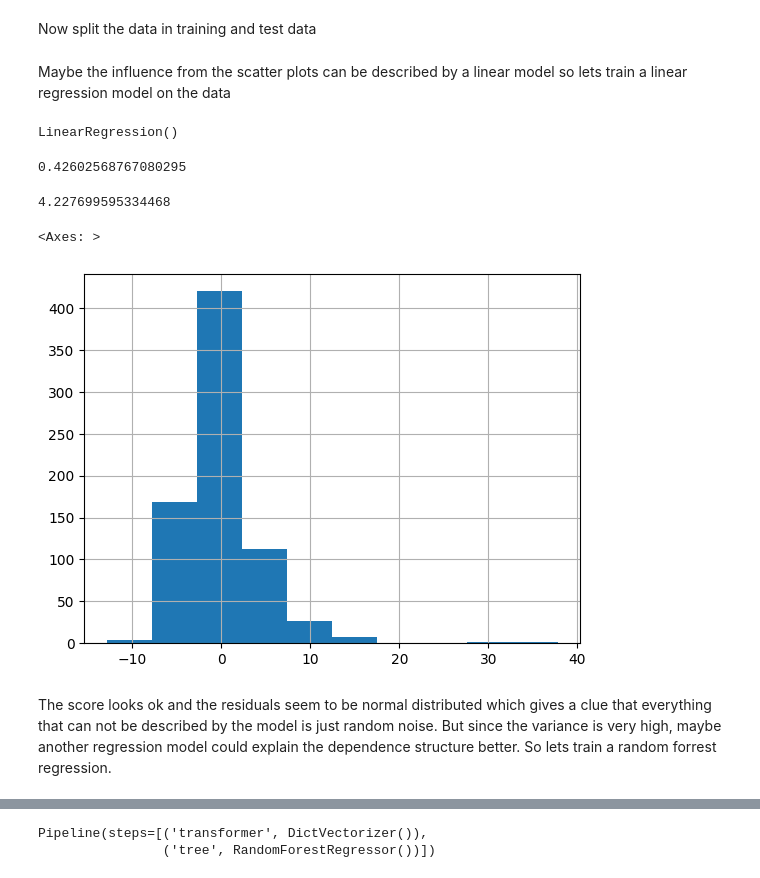
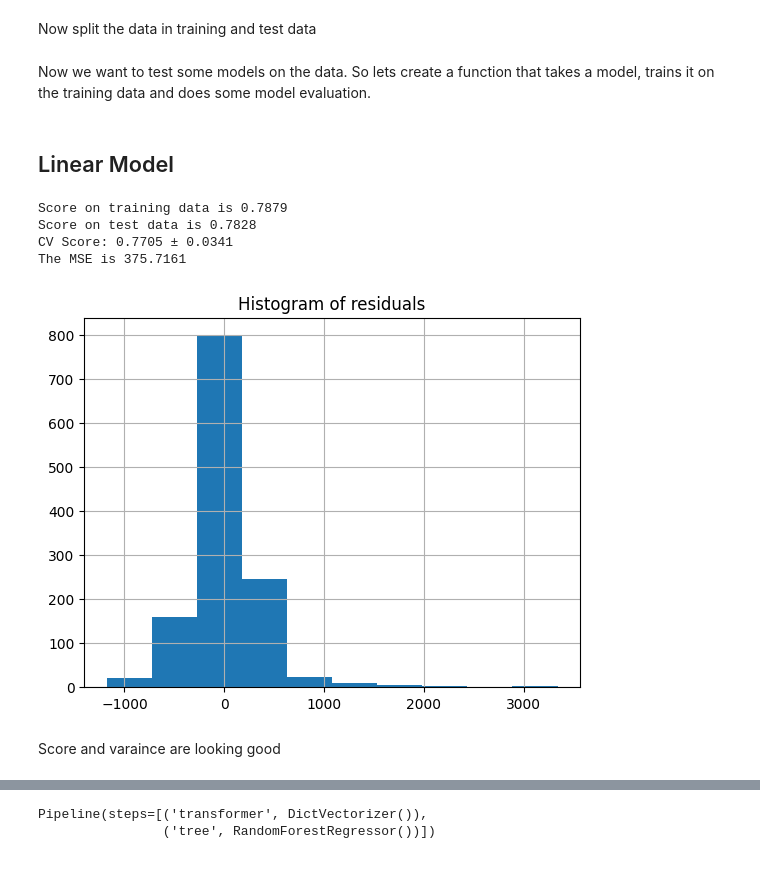
Before and after one commit to siper102/estate-project, a Jupyter notebook: machine-learning/model-selection.ipynb, the cells around one changed output, grey strips where cells are left out. Saved outputs shown, nothing was run; the diff lists cells and outputs as text; code cells hidden in the pictures.

```diff
--- a/machine-learning/model-selection.ipynb
+++ b/machine-learning/model-selection.ipynb
@@ -69,31 +72,44 @@ X = transformer.fit_transform(X_raw.to_dict("records"))
 Now split the data in training and test data
 # %%
 X_train, X_test, y_train, y_test = train_test_split(X, y, test_size=0.2)
-# %% [markdown]
-Maybe the influence from the scatter plots can be described by a linear model so lets train a linear regression model on the data
+# %% [markdown]
+Now we want to test some models on the data. So lets create a function that takes a model, trains it on the training data and does some model evaluation.
+# %%
+from sklearn.metrics import root_mean_squared_error
+
+
+def evaluate_model(model):
+    model.fit(X_train, y_train)
+    # Training score
+    train_score = model.score(X_train, y_train)
+    print(f"Score on training data is {train_score:.4f}")
+    # Test score
+    test_score = model.score(X_test, y_test)
+    print(f"Score on test data is {test_score:.4f}")
+    # Crossvalidation score
+    scores = cross_val_score(model, X, y, cv=3)
+    print(f"CV Score: {scores.mean():.4f} ± {scores.std():.4f}")
+    # MSE on test data set
+    y_pred = model.predict(X_test)
+    mse = root_mean_squared_error(y_pred, y_test)
+    print(f"The MSE is {mse:.4f}")
+    # plot the residuals
+    res = y_test - y_pred
+    res.hist()
+    plt.title("Histogram of residuals")
+    plt.show()
+# %% [markdown]
+## Linear Model
 # %%
-model = LinearRegression()
-model.fit(X=X_train, y=y_train)
+from sklearn.linear_model import LinearRegression
+
+linear_model = LinearRegression()
+evaluate_model(linear_model)
 # %% [output]
-LinearRegression()
+Score on training data is 0.7879
+Score on test data is 0.7828
+CV Score: 0.7705 ± 0.0341
+The MSE is 375.7161
+[figure, added]
-# %%
-model.score(X_train, y_train)
-# %% [output]
-0.42602568767080295
-# %%
-from sklearn.metrics import mean_squared_error
-
-y_pred = model.predict(X_test)
-mean_squared_error(y_test, y_pred, squared=False)
-# %% [output]
-4.227699595334468
-# %%
-res = y_test - y_pred
-res.hist()
-# %% [output]
-<Axes: >
-[figure, removed]
 # %% [markdown]
-The score looks ok and the residuals seem to be normal distributed which gives a clue that everything that can not be described by the model is just random noise.
-But since the variance is very high, maybe another regression model could explain the dependence structure better.
-So lets train a random forrest regression.
+Score and varaince are looking good
```
Also changed, not shown: parts of 28 cells of this notebook, 5 other files.
